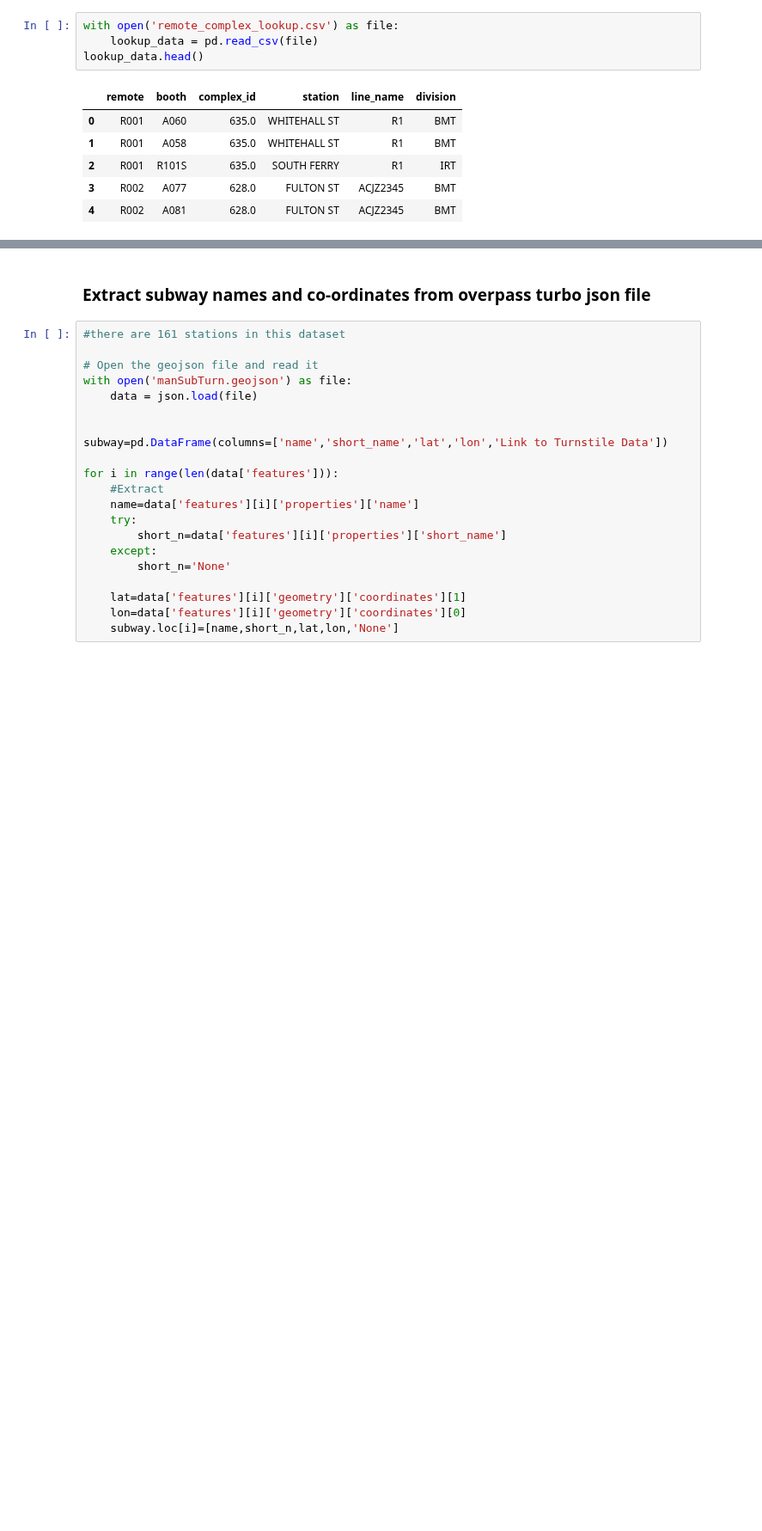
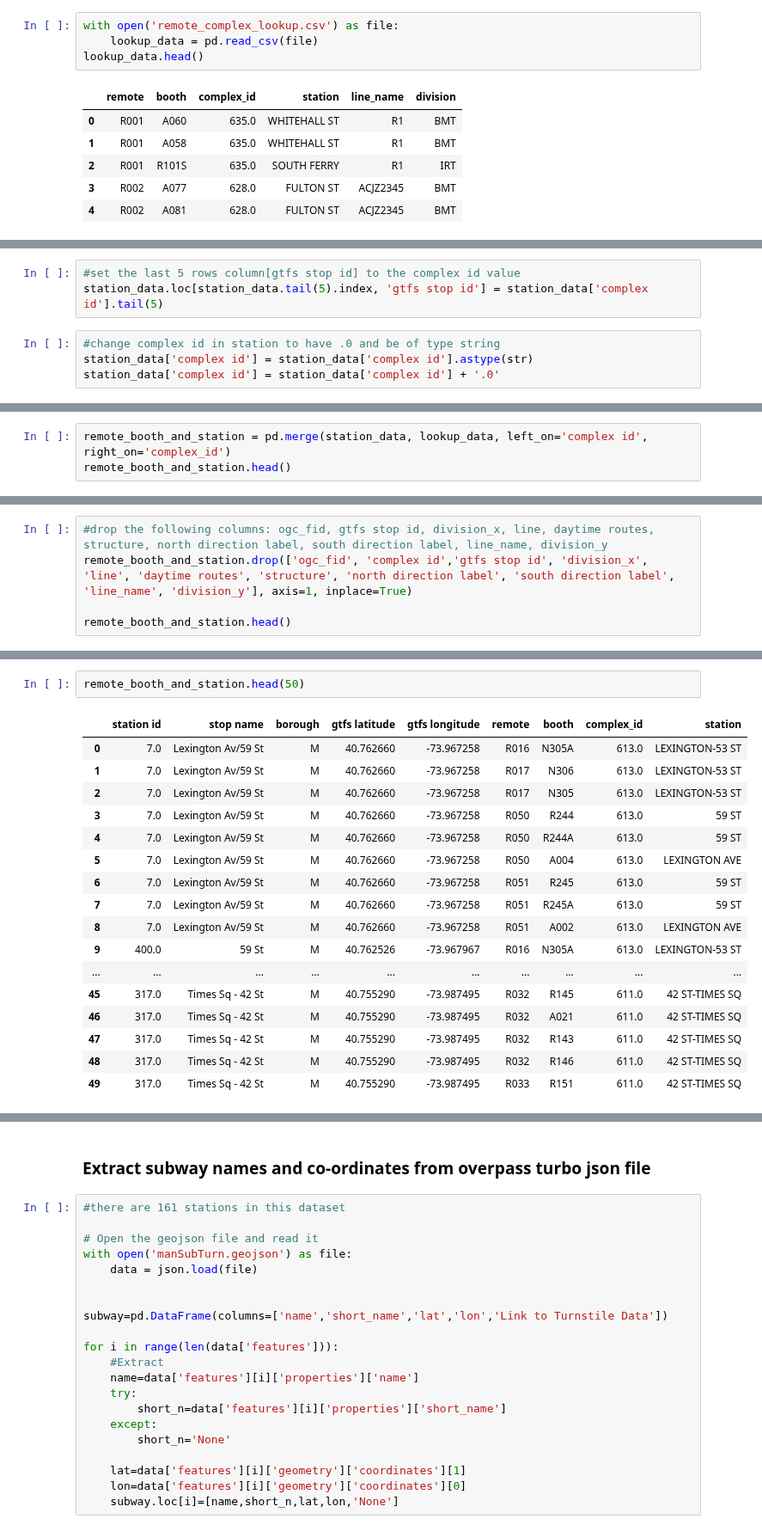
Before and after one commit to Fei117117/NYSeeNow, a Jupyter notebook: NYSeeNow-ML/SubwayData/subway.ipynb, the cells around one changed output, grey strips where cells are left out. Shown at 86% size. Cells and saved outputs as stored; diff of their text form; blank space fills up the shorter version.

```diff
--- a/NYSeeNow-ML/SubwayData/subway.ipynb
+++ b/NYSeeNow-ML/SubwayData/subway.ipynb
@@ -75,0 +157,7 @@ stations.head(20)
+# %%
+#set the last 5 rows column[gtfs stop id] to the complex id value
+station_data.loc[station_data.tail(5).index, 'gtfs stop id'] = station_data['complex id'].tail(5)
+# %%
+#change complex id in station to have .0 and be of type string
+station_data['complex id'] = station_data['complex id'].astype(str)
+station_data['complex id'] = station_data['complex id'] + '.0'
@@ -75,0 +166,3 @@ stations.head(20)
+# %%
+remote_booth_and_station = pd.merge(station_data, lookup_data, left_on='complex id', right_on='complex_id')
+remote_booth_and_station.head()
@@ -75,0 +176,5 @@ stations.head(20)
+# %%
+#drop the following columns: ogc_fid, gtfs stop id, division_x, line, daytime routes, structure, north direction label, south direction label, line_name, division_y
+remote_booth_and_station.drop(['ogc_fid', 'complex id','gtfs stop id', 'division_x', 'line', 'daytime routes', 'structure', 'north direction label', 'south direction label', 'line_name', 'division_y'], axis=1, inplace=True)
+
+remote_booth_and_station.head()
@@ -76 +188,21 @@ stations.head(20)
+# %%
+remote_booth_and_station.head(50)
+# %% [output]
+|  | station id | stop name | borough | gtfs latitude | gtfs longitude | remote | booth | complex_id | station |
+| 0 | 7.0 | Lexington Av/59 St | M | 40.762660 | -73.967258 | R016 | N305A | 613.0 | LEXINGTON-53 ST |
+| 1 | 7.0 | Lexington Av/59 St | M | 40.762660 | -73.967258 | R017 | N306 | 613.0 | LEXINGTON-53 ST |
+| 2 | 7.0 | Lexington Av/59 St | M | 40.762660 | -73.967258 | R017 | N305 | 613.0 | LEXINGTON-53 ST |
+| 3 | 7.0 | Lexington Av/59 St | M | 40.762660 | -73.967258 | R050 | R244 | 613.0 | 59 ST |
+| 4 | 7.0 | Lexington Av/59 St | M | 40.762660 | -73.967258 | R050 | R244A | 613.0 | 59 ST |
+| 5 | 7.0 | Lexington Av/59 St | M | 40.762660 | -73.967258 | R050 | A004 | 613.0 | LEXINGTON AVE |
+| 6 | 7.0 | Lexington Av/59 St | M | 40.762660 | -73.967258 | R051 | R245 | 613.0 | 59 ST |
+| 7 | 7.0 | Lexington Av/59 St | M | 40.762660 | -73.967258 | R051 | R245A | 613.0 | 59 ST |
+| 8 | 7.0 | Lexington Av/59 St | M | 40.762660 | -73.967258 | R051 | A002 | 613.0 | LEXINGTON AVE |
+| 9 | 400.0 | 59 St | M | 40.762526 | -73.967967 | R016 | N305A | 613.0 | LEXINGTON-53 ST |
+| ... | ... | ... | ... | ... | ... | ... | ... | ... | ... |
+| 45 | 317.0 | Times Sq - 42 St | M | 40.755290 | -73.987495 | R032 | R145 | 611.0 | 42 ST-TIMES SQ |
+| 46 | 317.0 | Times Sq - 42 St | M | 40.755290 | -73.987495 | R032 | A021 | 611.0 | 42 ST-TIMES SQ |
+| 47 | 317.0 | Times Sq - 42 St | M | 40.755290 | -73.987495 | R032 | R143 | 611.0 | 42 ST-TIMES SQ |
+| 48 | 317.0 | Times Sq - 42 St | M | 40.755290 | -73.987495 | R032 | R146 | 611.0 | 42 ST-TIMES SQ |
+| 49 | 317.0 | Times Sq - 42 St | M | 40.755290 | -73.987495 | R033 | R151 | 611.0 | 42 ST-TIMES SQ |
 # %%
```
Also changed, not shown: parts of 14 cells of this notebook.
